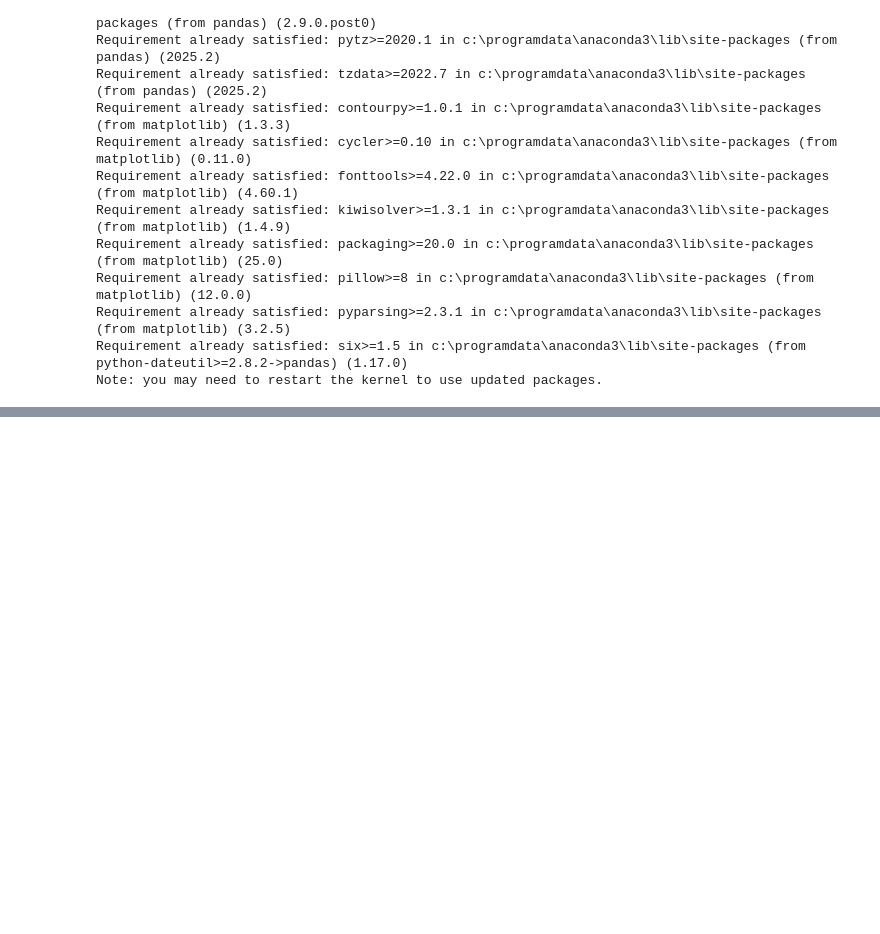
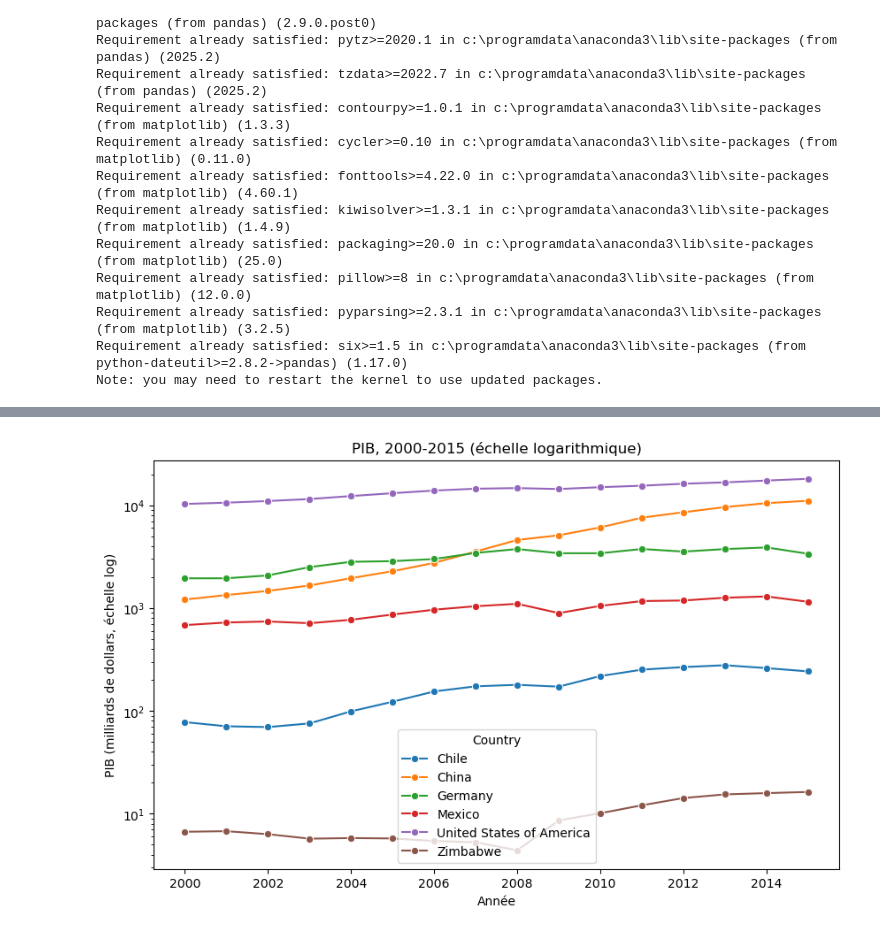
Before and after one commit to Miss-Ed/Life-Expectancy-and-GDP-Starter, a Jupyter notebook: life_expectancy_gdp.ipynb, the cells around one changed output, grey strips where cells are left out. Cells and saved outputs as stored; diff of their text form; code cells hidden in the pictures; blank space fills up the shorter version.

```diff
--- a/life_expectancy_gdp.ipynb
+++ b/life_expectancy_gdp.ipynb
@@ -24,0 +147,10 @@ import seaborn as sns
+# %%
+plt.figure(figsize=(10, 6))
+sns.lineplot(data=df, x="Year", y="GDP_milliards", hue="Country", marker="o")
+plt.yscale("log")
+plt.title("PIB, 2000-2015 (échelle logarithmique)")
+plt.xlabel("Année")
+plt.ylabel("PIB (milliards de dollars, échelle log)")
+plt.show()
+# %% [output]
+[figure, added]
```
Also changed, not shown: parts of 20 cells of this notebook.
